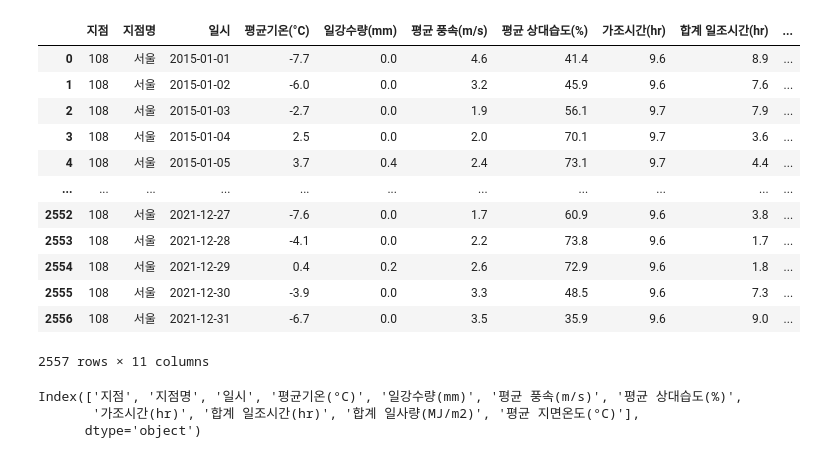
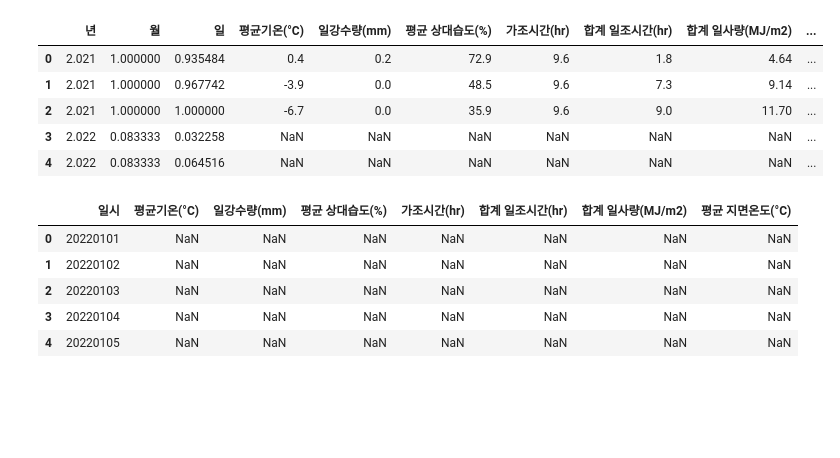
Before and after one commit to woojinhong03/My_Study_In_2022, a Jupyter notebook: uos/weather.ipynb, the cells around one changed output. Cells and saved outputs as stored; diff of their text form; code cells hidden in the pictures; blank space fills up the shorter version.

```diff
--- a/uos/weather.ipynb
+++ b/uos/weather.ipynb
@@ -11,0 +253,9 @@ import os
+# %%
+test_df.head()
+# %% [output]
+|  | 년 | 월 | 일 | 평균기온(°C) | 일강수량(mm) | 평균 상대습도(%) | 가조시간(hr) | 합계 일조시간(hr) | 합계 일사량(MJ/m2) | ... |
+| 0 | 2.021 | 1.000000 | 0.935484 | 0.4 | 0.2 | 72.9 | 9.6 | 1.8 | 4.64 | ... |
+| 1 | 2.021 | 1.000000 | 0.967742 | -3.9 | 0.0 | 48.5 | 9.6 | 7.3 | 9.14 | ... |
+| 2 | 2.021 | 1.000000 | 1.000000 | -6.7 | 0.0 | 35.9 | 9.6 | 9.0 | 11.70 | ... |
+| 3 | 2.022 | 0.083333 | 0.032258 | NaN | NaN | NaN | NaN | NaN | NaN | ... |
+| 4 | 2.022 | 0.083333 | 0.064516 | NaN | NaN | NaN | NaN | NaN | NaN | ... |
@@ -12,24 +277,10 @@ import os
 # %%
-df = pd.read_csv('train_weather.csv',encoding='cp949')
-df = df.fillna(0)
-df
+submit = pd.read_csv('wt.csv',encoding='cp949')
+submit.head()
 # %% [output]
-|  | 지점 | 지점명 | 일시 | 평균기온(°C) | 일강수량(mm) | 평균 풍속(m/s) | 평균 상대습도(%) | 가조시간(hr) | 합계 일조시간(hr) | ... |
-| 0 | 108 | 서울 | 2015-01-01 | -7.7 | 0.0 | 4.6 | 41.4 | 9.6 | 8.9 | ... |
-| 1 | 108 | 서울 | 2015-01-02 | -6.0 | 0.0 | 3.2 | 45.9 | 9.6 | 7.6 | ... |
-| 2 | 108 | 서울 | 2015-01-03 | -2.7 | 0.0 | 1.9 | 56.1 | 9.7 | 7.9 | ... |
-| 3 | 108 | 서울 | 2015-01-04 | 2.5 | 0.0 | 2.0 | 70.1 | 9.7 | 3.6 | ... |
-| 4 | 108 | 서울 | 2015-01-05 | 3.7 | 0.4 | 2.4 | 73.1 | 9.7 | 4.4 | ... |
-| ... | ... | ... | ... | ... | ... | ... | ... | ... | ... | ... |
-| 2552 | 108 | 서울 | 2021-12-27 | -7.6 | 0.0 | 1.7 | 60.9 | 9.6 | 3.8 | ... |
-| 2553 | 108 | 서울 | 2021-12-28 | -4.1 | 0.0 | 2.2 | 73.8 | 9.6 | 1.7 | ... |
-| 2554 | 108 | 서울 | 2021-12-29 | 0.4 | 0.2 | 2.6 | 72.9 | 9.6 | 1.8 | ... |
-| 2555 | 108 | 서울 | 2021-12-30 | -3.9 | 0.0 | 3.3 | 48.5 | 9.6 | 7.3 | ... |
-| 2556 | 108 | 서울 | 2021-12-31 | -6.7 | 0.0 | 3.5 | 35.9 | 9.6 | 9.0 | ... |
+|  | 일시 | 평균기온(°C) | 일강수량(mm) | 평균 상대습도(%) | 가조시간(hr) | 합계 일조시간(hr) | 합계 일사량(MJ/m2) | 평균 지면온도(°C) |
+| 0 | 20220101 | NaN | NaN | NaN | NaN | NaN | NaN | NaN |
+| 1 | 20220102 | NaN | NaN | NaN | NaN | NaN | NaN | NaN |
+| 2 | 20220103 | NaN | NaN | NaN | NaN | NaN | NaN | NaN |
+| 3 | 20220104 | NaN | NaN | NaN | NaN | NaN | NaN | NaN |
+| 4 | 20220105 | NaN | NaN | NaN | NaN | NaN | NaN | NaN |
-2557 rows × 11 columns
-# %%
-df.columns
-# %% [output]
-Index(['지점', '지점명', '일시', '평균기온(°C)', '일강수량(mm)', '평균 풍속(m/s)', '평균 상대습도(%)',
-       '가조시간(hr)', '합계 일조시간(hr)', '합계 일사량(MJ/m2)', '평균 지면온도(°C)'],
-      dtype='object')
```
Also changed, not shown: parts of 35 cells of this notebook, 4 other files.
